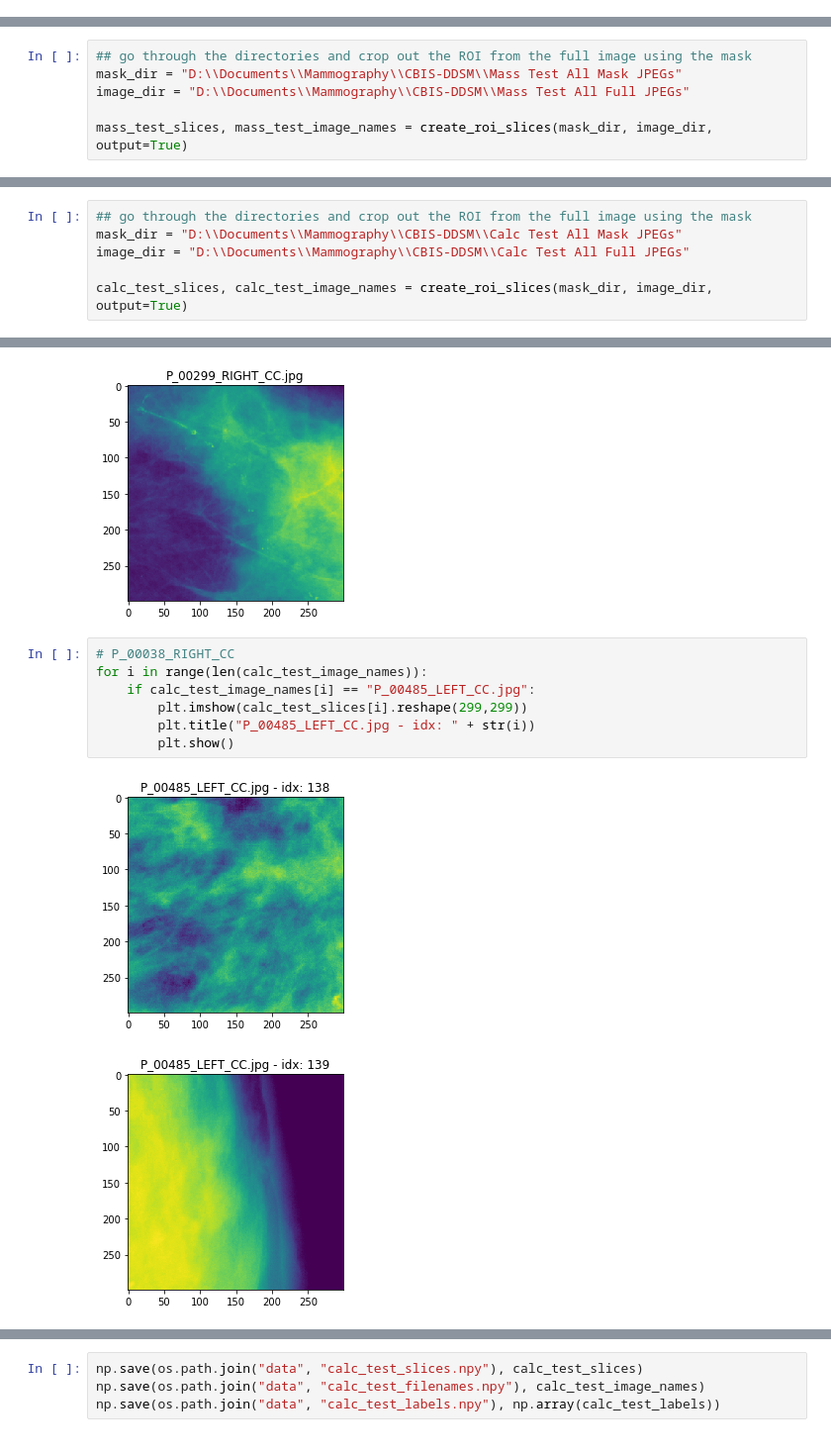
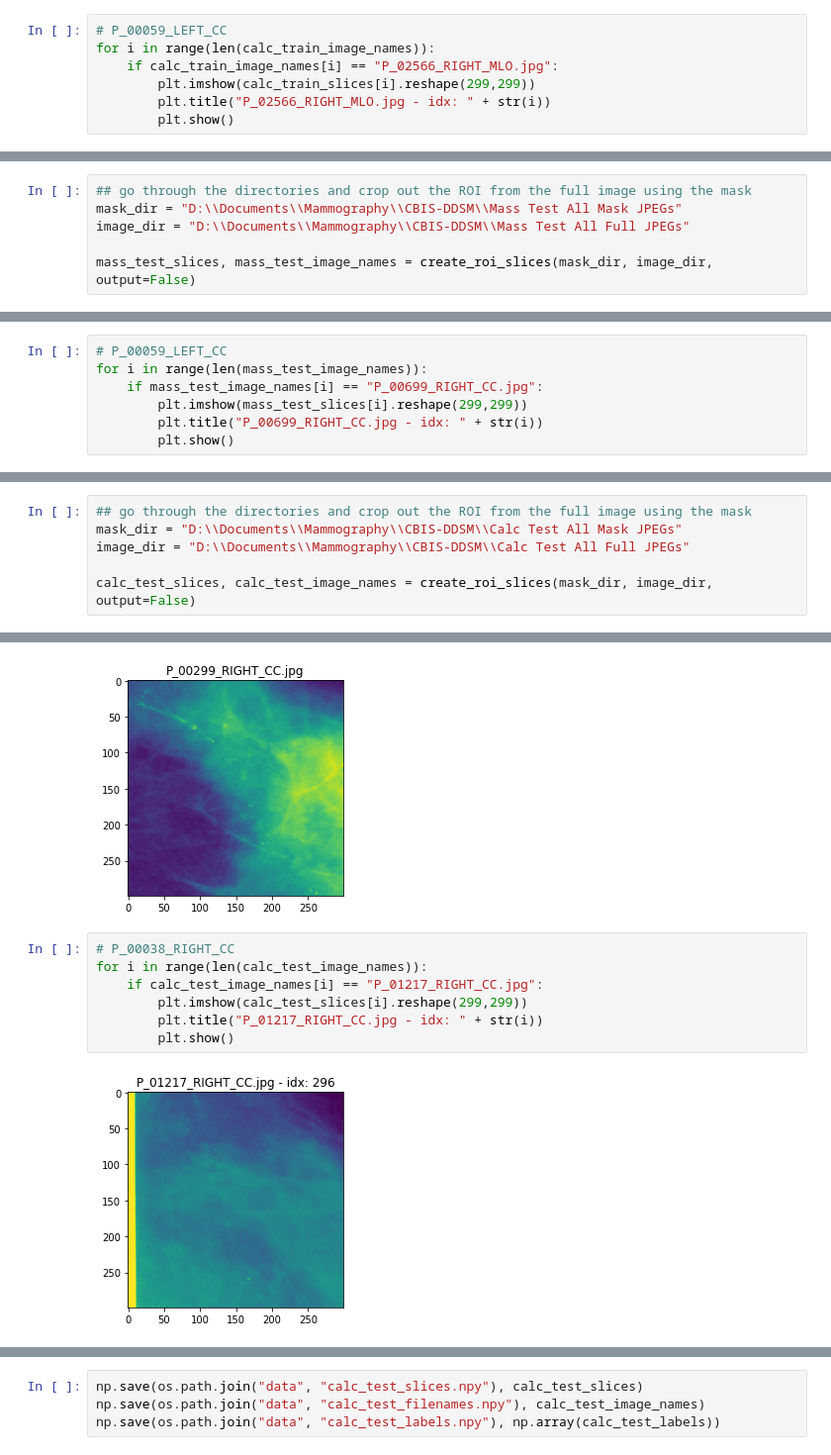
Before and after one commit to escuccim/mias-mammography, a Jupyter notebook: crop_cbis_images.ipynb, the cells around one changed output, grey strips where cells are left out. Shown at 99% size. Saved outputs shown, nothing was run; the diff lists cells and outputs as text.

```diff
--- a/crop_cbis_images.ipynb
+++ b/crop_cbis_images.ipynb
@@ -420,0 +431,7 @@ NameError: name 'calc_train_slices' is not defined
+# %%
+# P_00059_LEFT_CC
+for i in range(len(calc_train_image_names)):
+    if calc_train_image_names[i] == "P_02566_RIGHT_MLO.jpg":
+        plt.imshow(calc_train_slices[i].reshape(299,299))
+        plt.title("P_02566_RIGHT_MLO.jpg - idx: " + str(i))
+        plt.show()
@@ -454,5 +470,5 @@ rename_and_copy_files("D:\\Documents\\Mammography\\CBIS-DDSM\\", "Mass Test Full
 mask_dir = "D:\\Documents\\Mammography\\CBIS-DDSM\\Mass Test All Mask JPEGs"
 image_dir = "D:\\Documents\\Mammography\\CBIS-DDSM\\Mass Test All Full JPEGs"
 
-mass_test_slices, mass_test_image_names = create_roi_slices(mask_dir, image_dir, output=True)
+mass_test_slices, mass_test_image_names = create_roi_slices(mask_dir, image_dir, output=False)
 # %% [output]
@@ -505,0 +506,7 @@ plt.title(mass_test_image_names[99])
+# %%
+# P_00059_LEFT_CC
+for i in range(len(mass_test_image_names)):
+    if mass_test_image_names[i] == "P_00699_RIGHT_CC.jpg":
+        plt.imshow(mass_test_slices[i].reshape(299,299))
+        plt.title("P_00699_RIGHT_CC.jpg - idx: " + str(i))
+        plt.show()
@@ -533,5 +542,5 @@ rename_and_copy_files("D:\\Documents\\Mammography\\CBIS-DDSM\\", "Calc Test Full
 mask_dir = "D:\\Documents\\Mammography\\CBIS-DDSM\\Calc Test All Mask JPEGs"
 image_dir = "D:\\Documents\\Mammography\\CBIS-DDSM\\Calc Test All Full JPEGs"
 
-calc_test_slices, calc_test_image_names = create_roi_slices(mask_dir, image_dir, output=True)
+calc_test_slices, calc_test_image_names = create_roi_slices(mask_dir, image_dir, output=False)
 # %% [output]
@@ -582,10 +584,9 @@ plt.title(calc_test_image_names[76])
 # %%
 # P_00038_RIGHT_CC
 for i in range(len(calc_test_image_names)):
-    if calc_test_image_names[i] == "P_00485_LEFT_CC.jpg":
+    if calc_test_image_names[i] == "P_01217_RIGHT_CC.jpg":
         plt.imshow(calc_test_slices[i].reshape(299,299))
-        plt.title("P_00485_LEFT_CC.jpg - idx: " + str(i))
+        plt.title("P_01217_RIGHT_CC.jpg - idx: " + str(i))
         plt.show()
 # %% [output]
-[figure, old version]
+[figure, new version]
-[figure, removed]
```
Also changed, not shown: parts of 20 cells of this notebook, 4 other files.
